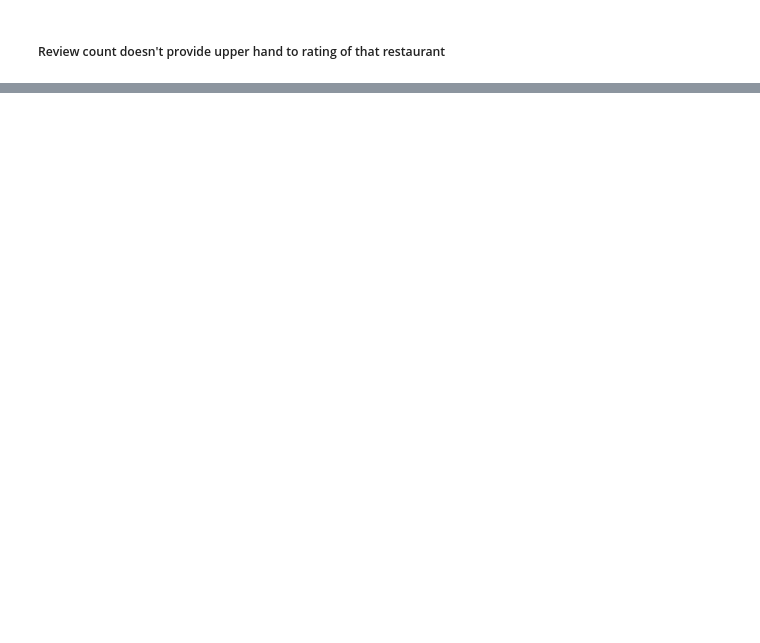
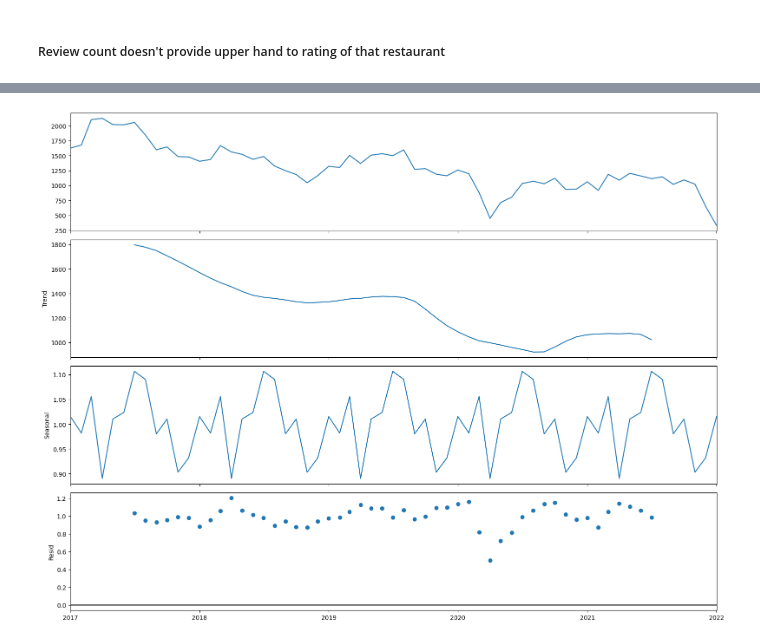
Before and after one commit to PARADOXop/Business-matric-analysis, a Jupyter notebook: Analysis.ipynb, the cells around one changed output, grey strips where cells are left out. Saved outputs shown, nothing was run; the diff lists cells and outputs as text; code cells hidden in the pictures; blank space fills up the shorter version.

```diff
--- a/Analysis.ipynb
+++ b/Analysis.ipynb
@@ -176,0 +655,20 @@ display(pd.read_sql_query(Query, conn))
+# %%
+# Let's check how does seasonality works for high rated retaurants
+# When we are checking timeseries data we have to index the time column and values in the series
+tip_high_rated = high_rated_engagement[['month_yr', 'tip_count']].set_index('month_yr')
+
+review_high_rated = high_rated_engagement[['month_yr', 'review_count']].set_index('month_yr')
+
+rating_df = time_rating[['month_yr', 'avg_rating']].set_index('month_yr')
+# %%
+
+from statsmodels.tsa.seasonal import seasonal_decompose
+
+multiplecative_decomposition = seasonal_decompose(tip_high_rated,
+                                                  model = 'multiplicative',
+                                                  period = 12)
+plt.rcParams.update({'figure.figsize': (16, 12)})
+multiplecative_decomposition.plot()
+plt.show()
+# %% [output]
+[figure, added]
```
Also changed, not shown: parts of 43 cells of this notebook, 1 other file.
